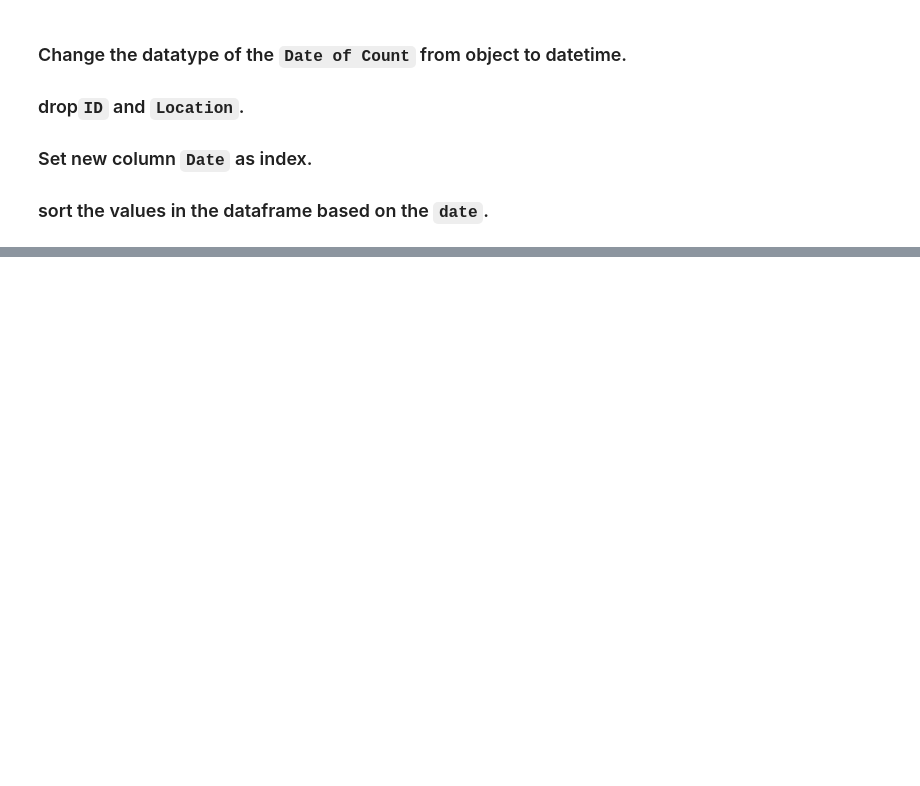
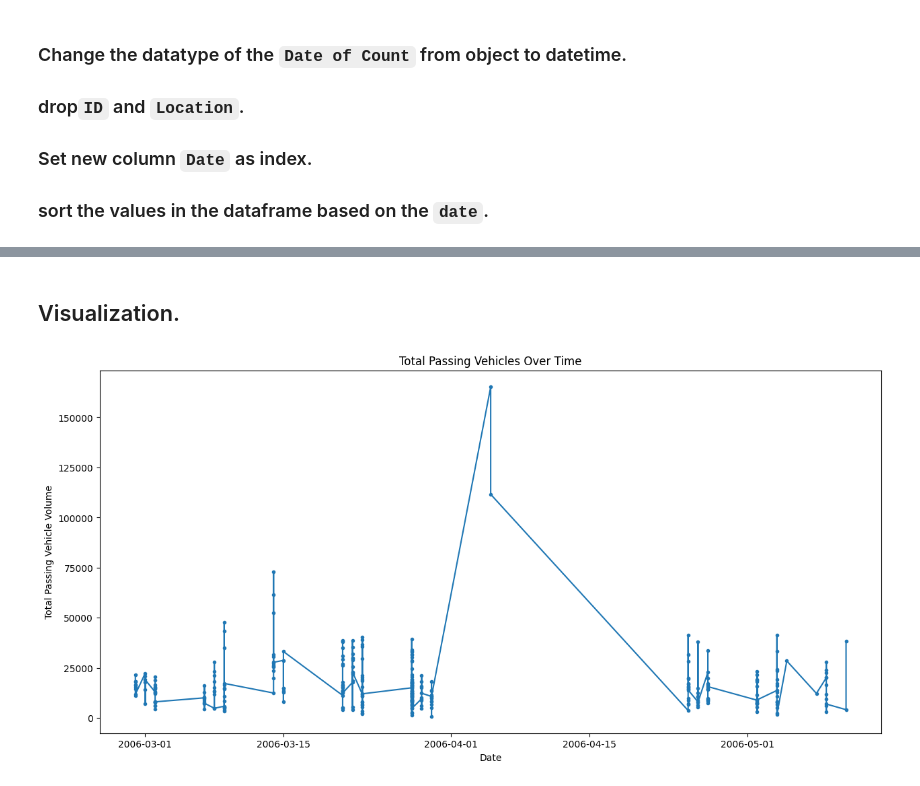
Before and after one commit to TariqAlhathloul/Time-Series-Forecasting-Project, a Jupyter notebook: WorkSpace/traffic_Counts_RNN.ipynb, the cells around one changed output, grey strips where cells are left out. Saved outputs shown, nothing was run; the diff lists cells and outputs as text; code cells hidden in the pictures; blank space fills up the shorter version.

```diff
--- a/WorkSpace/traffic_Counts_RNN.ipynb
+++ b/WorkSpace/traffic_Counts_RNN.ipynb
@@ -31,0 +69,3 @@ Check out the [City of Chicago Traffic Data](https://www.chicago.gov/city/en/dep
+# %%
+df_traffic.drop(columns=['ID ', 'Traffic Volume Count Location  Address', 'Street',
+                         'Vehicle Volume By Each Direction of Traffic', 'Location'], axis=1, inplace=True)
@@ -31,0 +82,9 @@ Check out the [City of Chicago Traffic Data](https://www.chicago.gov/city/en/dep
+# %%
+def date(df, start, end):
+  selected_date = df[ (df['Date of Count'] > start) & (df['Date of Count'] < end) ]
+  return pd.DataFrame(data=selected_date, columns=df.columns)
+# %%
+start_date = dt.datetime(2006, 2, 1)
+end_date = dt.datetime(2006, 7, 16)
+# %%
+selected_df = date(df_traffic, start_date, end_date)
@@ -31,0 +105,12 @@ Check out the [City of Chicago Traffic Data](https://www.chicago.gov/city/en/dep
+# %% [markdown]
+## Visualization.
+# %%
+plt.figure(figsize=(15, 7))
+
+plt.plot(selected_df['Date of Count'], selected_df['Total Passing Vehicle Volume'], marker='.')
+plt.xlabel('Date')
+plt.ylabel('Total Passing Vehicle Volume')
+plt.title('Total Passing Vehicles Over Time')
+plt.show()
+# %% [output]
+[figure, added]
```
Also changed, not shown: parts of 35 cells of this notebook.
